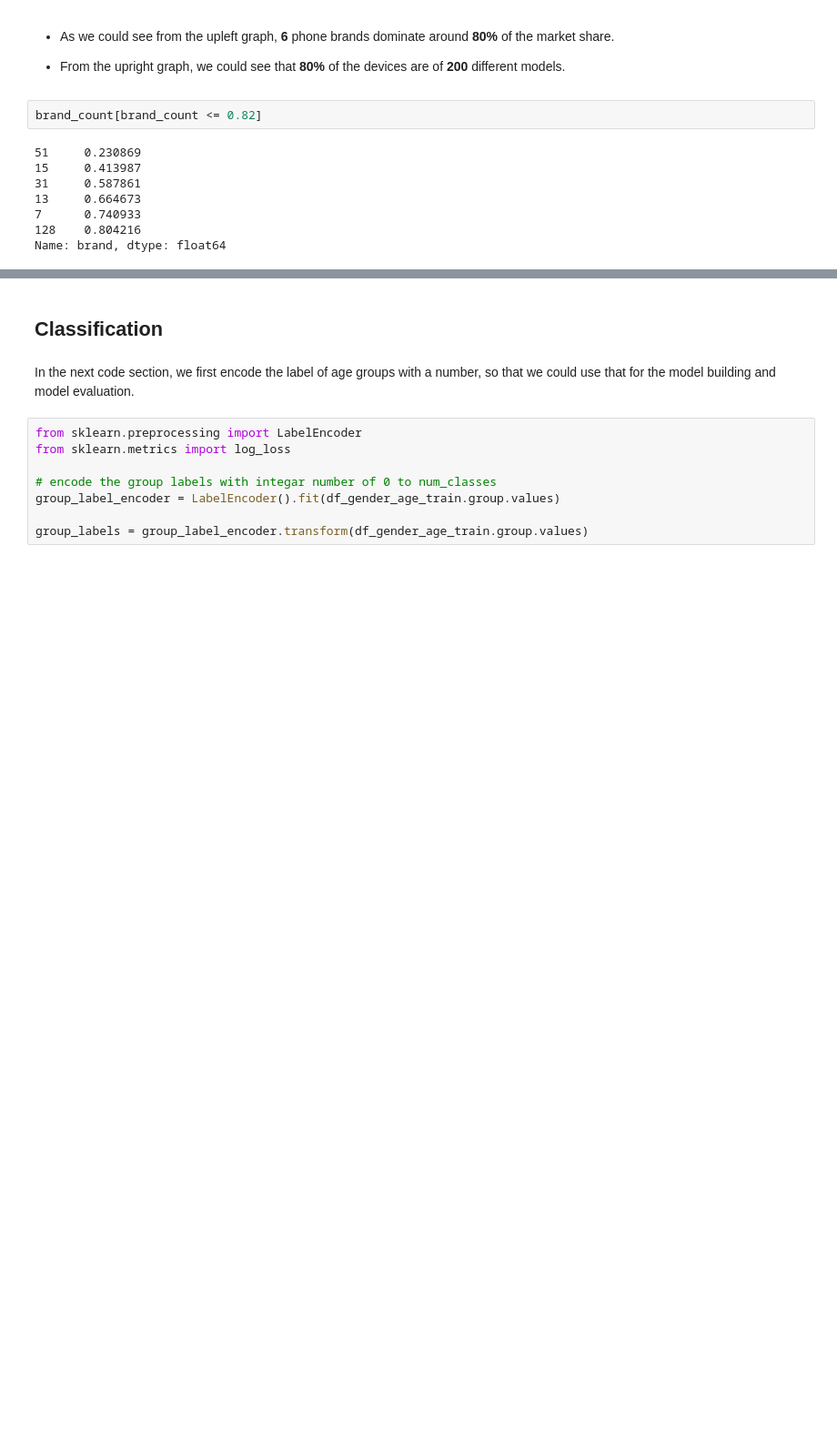
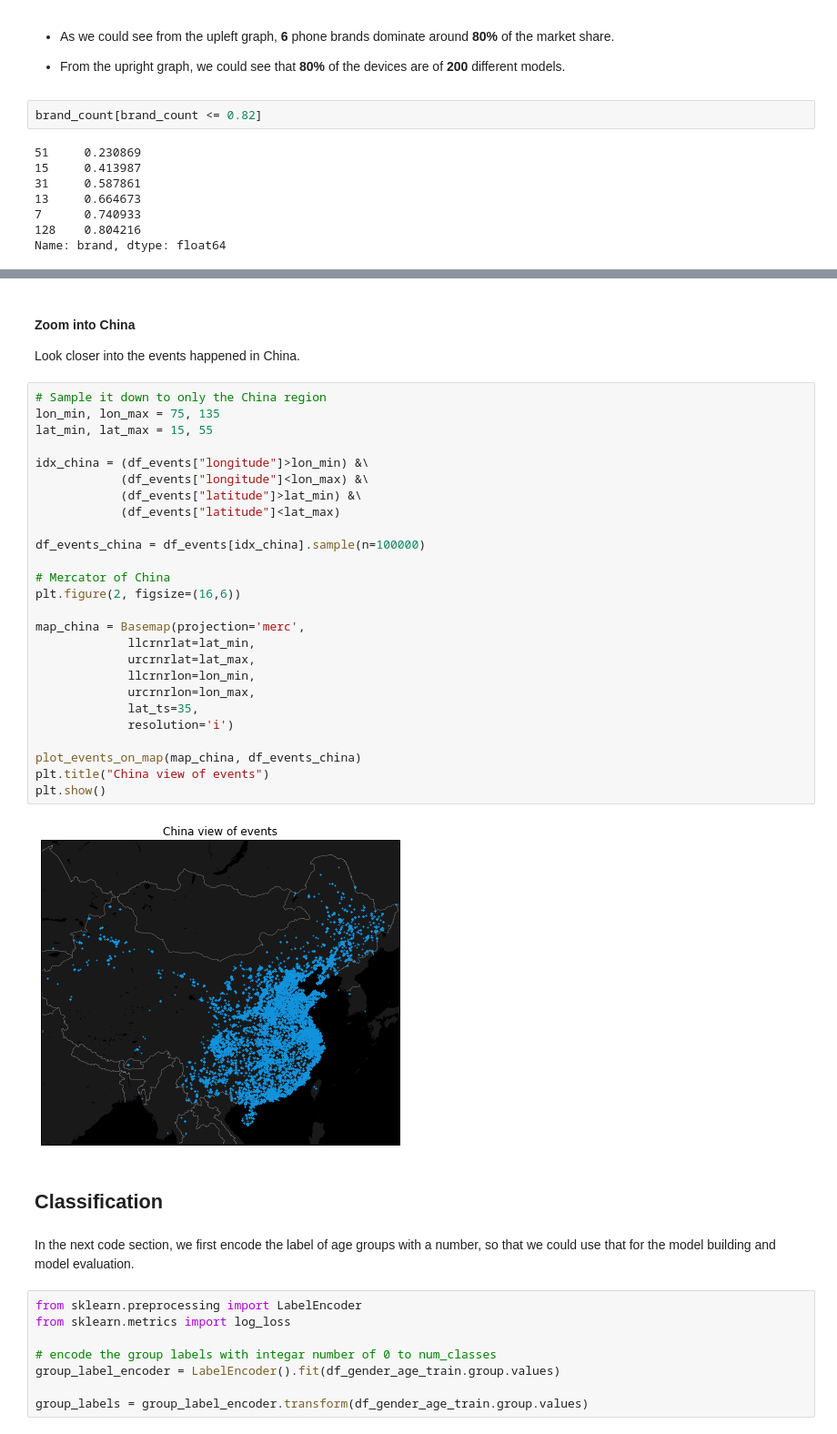
Before and after one commit to liaison/TalkingData, a Jupyter notebook: scripts/talking_data.ipynb, the cells around one changed output, grey strips where cells are left out. Shown: that part at 91% size. Drawn from its saved outputs; the diff is of its cells as text; blank space fills up the shorter version.

```diff
--- a/scripts/talking_data.ipynb
+++ b/scripts/talking_data.ipynb
@@ -255,3 +303,35 @@ Name: brand, dtype: float64
+# %% [markdown]
+#### Zoom into China
+
+Look closer into the events happened in China.
+# %%
+# Sample it down to only the China region
+lon_min, lon_max = 75, 135
+lat_min, lat_max = 15, 55
+
+idx_china = (df_events["longitude"]>lon_min) &\
+            (df_events["longitude"]<lon_max) &\
+            (df_events["latitude"]>lat_min) &\
+            (df_events["latitude"]<lat_max)
+
+df_events_china = df_events[idx_china].sample(n=100000)
+
+# Mercator of China
+plt.figure(2, figsize=(16,6))
+
+map_china = Basemap(projection='merc',
+             llcrnrlat=lat_min,
+             urcrnrlat=lat_max,
+             llcrnrlon=lon_min,
+             urcrnrlon=lon_max,
+             lat_ts=35,
+             resolution='i')
+
+plot_events_on_map(map_china, df_events_china)
+plt.title("China view of events")
+plt.show()
+# %% [output]
+[figure, added]
 # %% [markdown]
 ## Classification
 # %% [markdown]
```
Also changed, not shown: parts of 3 cells of this notebook.
